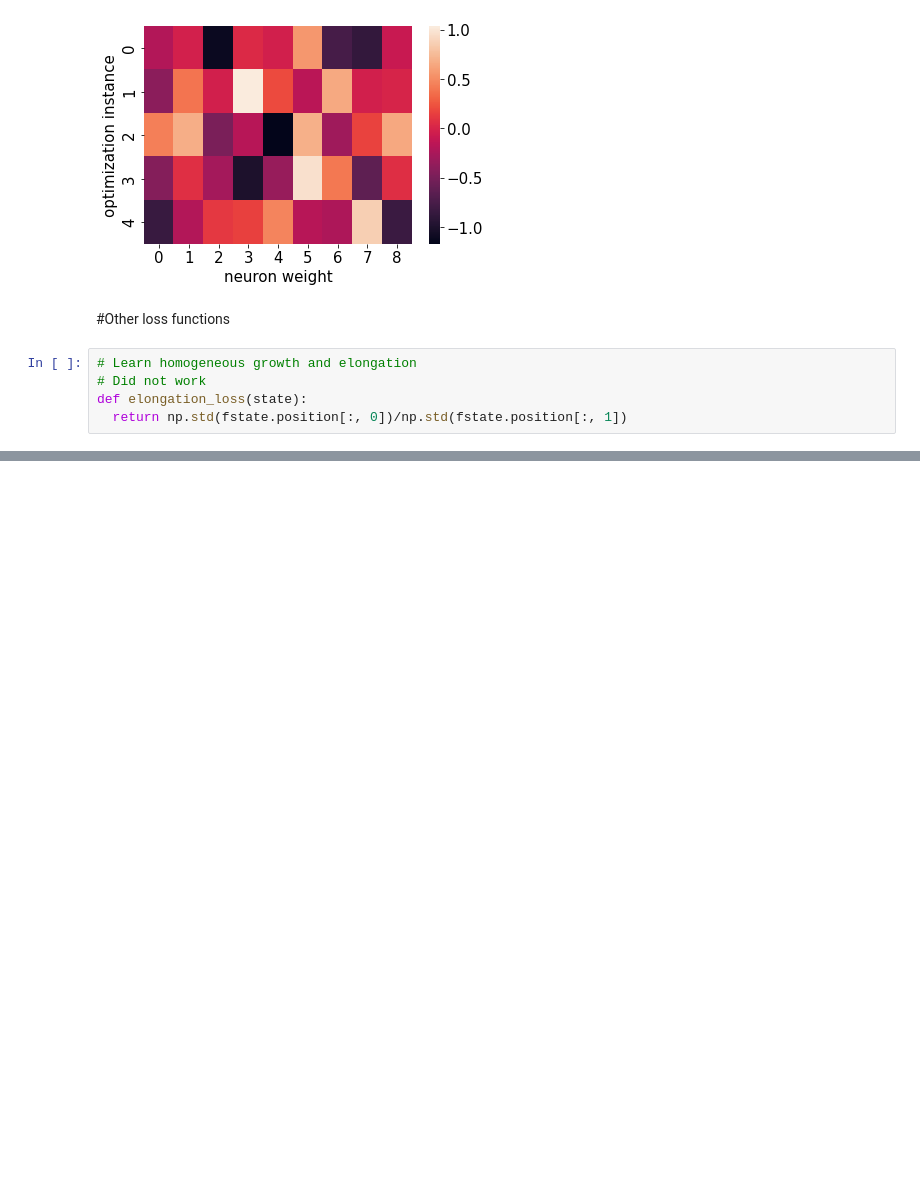
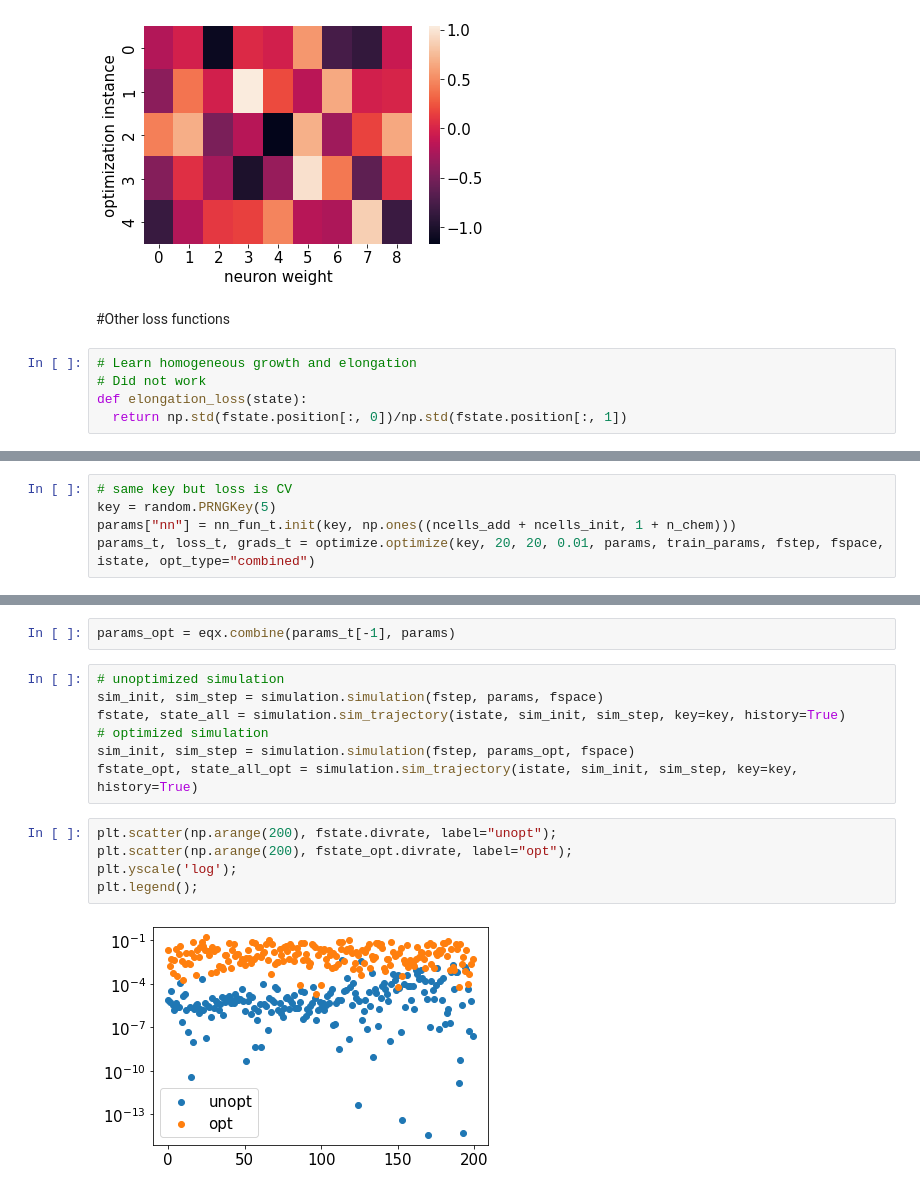
Before and after one commit to fmottes/jax-morph, a Jupyter notebook: Ramya/04_NN_response_function.ipynb, the cells around one changed output, grey strips where cells are left out. Saved outputs shown, nothing was run; the diff lists cells and outputs as text; blank space fills up the shorter version.

```diff
--- a/Ramya/04_NN_response_function.ipynb
+++ b/Ramya/04_NN_response_function.ipynb
@@ -447,0 +500,5 @@ def elongation_loss(state):
+# %%
+# same key but loss is CV
+key = random.PRNGKey(5)
+params["nn"] = nn_fun_t.init(key, np.ones((ncells_add + ncells_init, 1 + n_chem)))
+params_t, loss_t, grads_t = optimize.optimize(key, 20, 20, 0.01, params, train_params, fstep, fspace, istate, opt_type="combined")
@@ -447,0 +523,16 @@ def elongation_loss(state):
+# %%
+params_opt = eqx.combine(params_t[-1], params)
+# %%
+# unoptimized simulation
+sim_init, sim_step = simulation.simulation(fstep, params, fspace)
+fstate, state_all = simulation.sim_trajectory(istate, sim_init, sim_step, key=key, history=True)
+# optimized simulation
+sim_init, sim_step = simulation.simulation(fstep, params_opt, fspace)
+fstate_opt, state_all_opt = simulation.sim_trajectory(istate, sim_init, sim_step, key=key, history=True)
+# %%
+plt.scatter(np.arange(200), fstate.divrate, label="unopt");
+plt.scatter(np.arange(200), fstate_opt.divrate, label="opt");
+plt.yscale('log');
+plt.legend();
+# %% [output]
+[figure, added]
```
Also changed, not shown: parts of 19 cells of this notebook, 2 other files.
